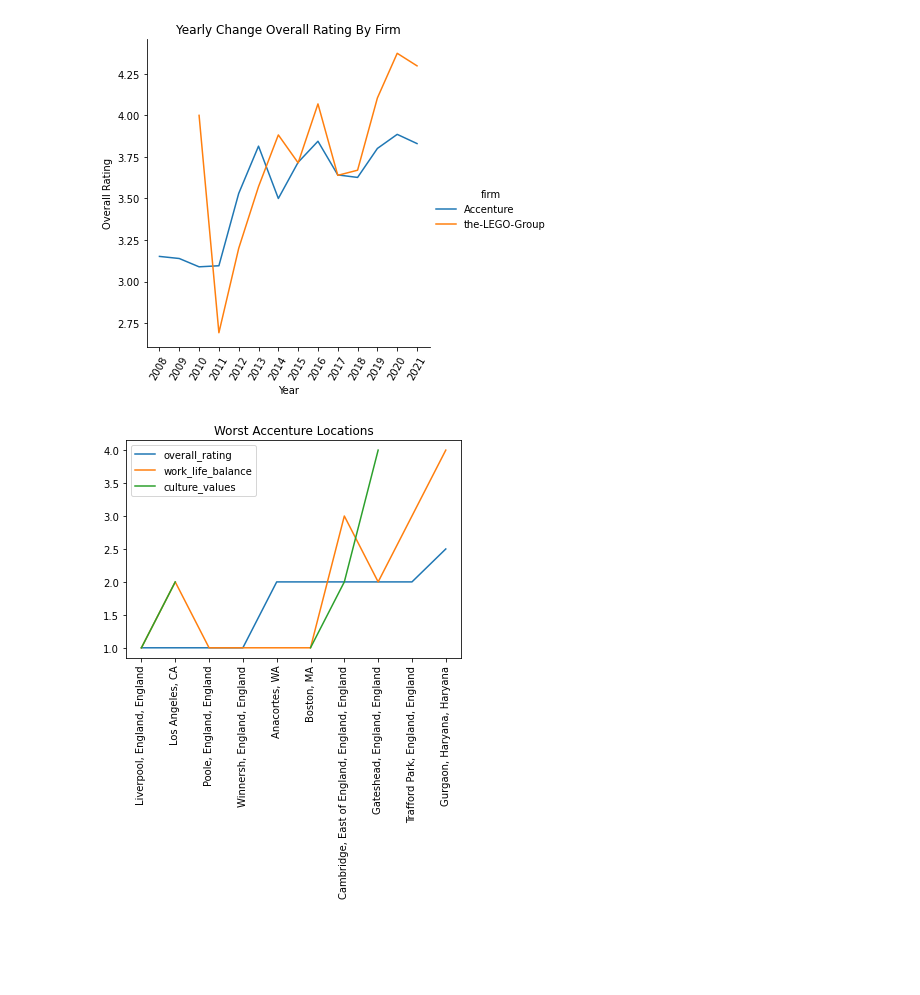
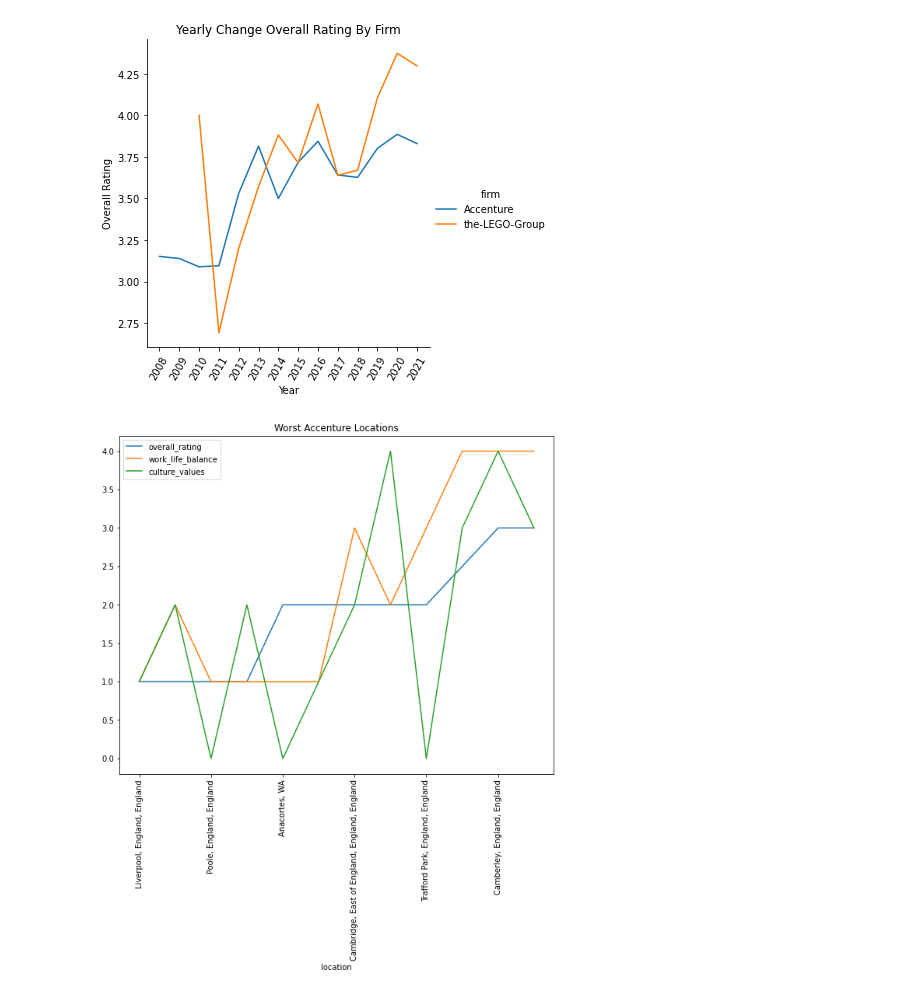
Before and after one commit to NidhiMehrotra22/Project_1_TEAM4, a Jupyter notebook: Working Project-1_The Greatest Job Satisfaction Soiree-checkpoint.ipynb, the cells around one changed output. Drawn from its saved outputs; the diff is of its cells as text; code cells hidden in the pictures; blank space fills up the shorter version.

```diff
--- a/Working Project-1_The Greatest Job Satisfaction Soiree-checkpoint.ipynb
+++ b/Working Project-1_The Greatest Job Satisfaction Soiree-checkpoint.ipynb
@@ -442,5 +453,6 @@ worst_lego
 # %%
-worst_accenture = accenture_loc_df.nsmallest(10, "overall_rating")
+worst_accenture = accenture_loc_df.nsmallest(12, "overall_rating")
+worst_accenture = worst_accenture.fillna(0)
 worst_accenture
 # %% [output]
 |  | overall_rating | work_life_balance | culture_values |
@@ -489,11 +503,12 @@ plt.show()
 # %% [output]
 [figure]
 # %%
-plt.plot(worst_accenture)
+worst_accenture.plot.line(figsize=(10, 8))
 plt.xticks(rotation=90)
 plt.legend(worst_accenture.columns,loc='best')
 plt.title("Worst Accenture Locations")
+plt.savefig("Worst Accenture Locations.png")
 plt.show()
 # %% [output]
-[figure, old version]
+[figure, new version]
 # %%
```
Also changed, not shown: parts of 17 cells of this notebook, 9 other files.
